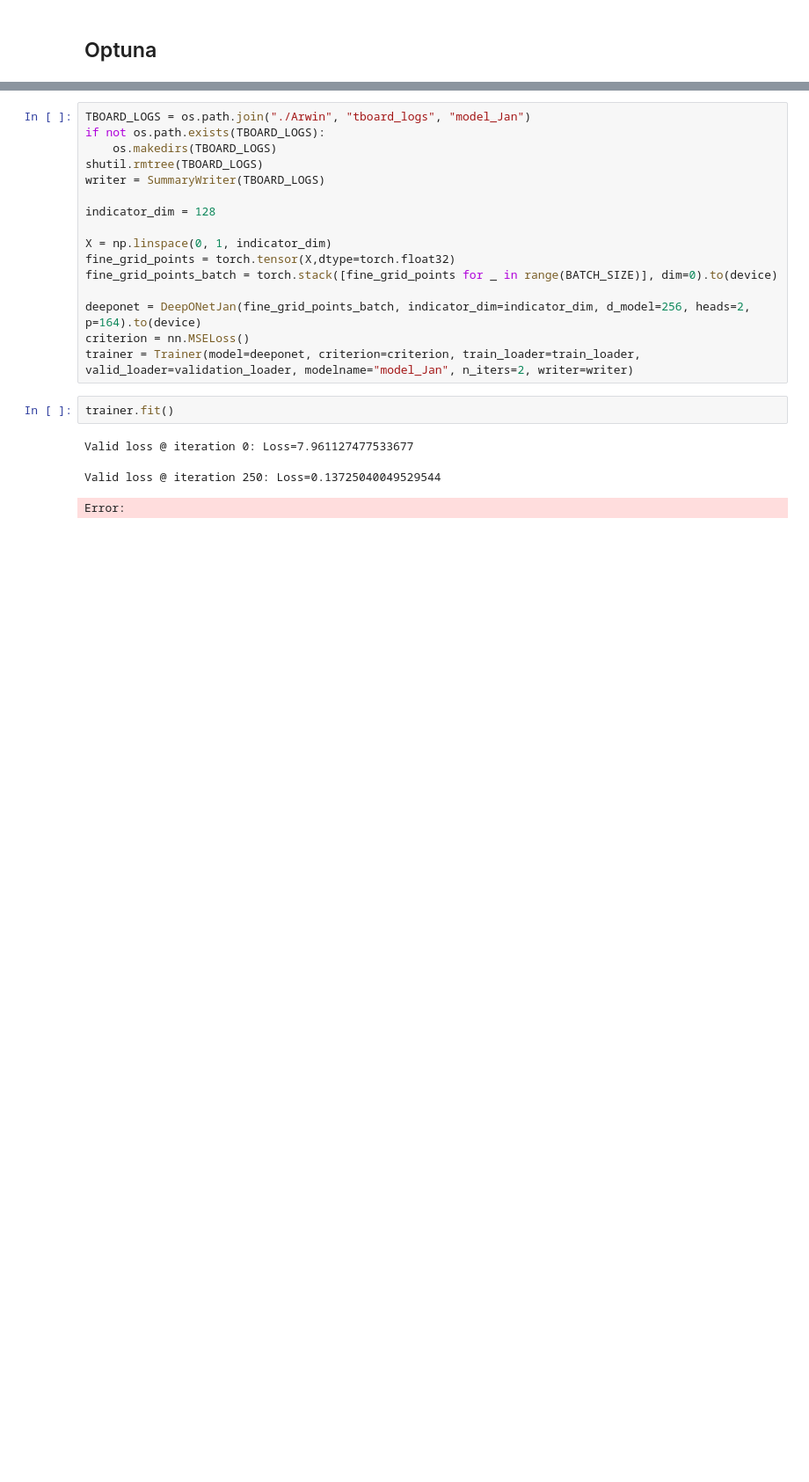
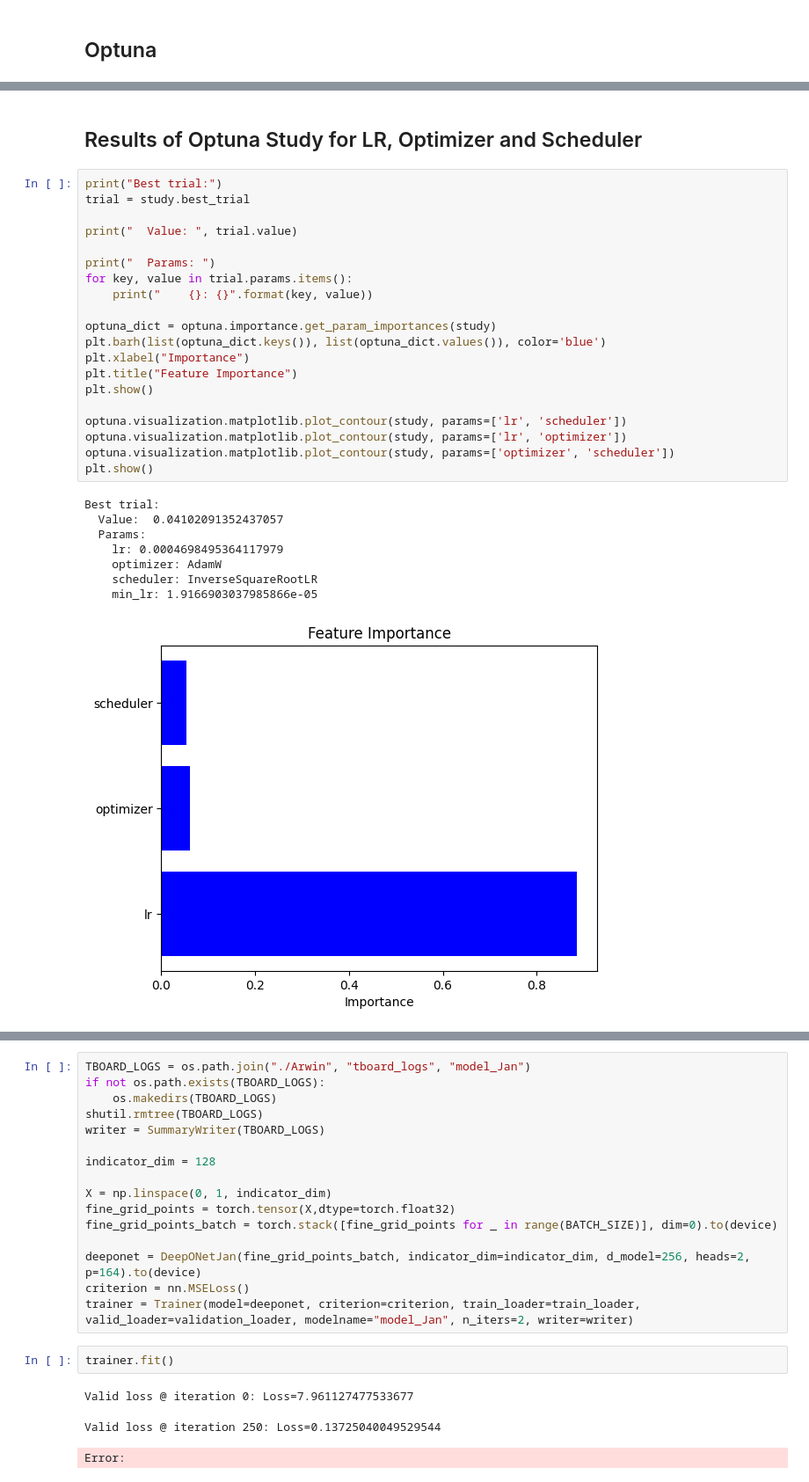
Before and after one commit to Arwin1906/Lab_-Zero_Shot, a Jupyter notebook: Arwin/src/inference_model.ipynb, the cells around one changed output, grey strips where cells are left out. Shown at 88% size. Saved outputs shown, nothing was run; the diff lists cells and outputs as text; blank space fills up the shorter version.

Commit message:
Added first optuna trial

```diff
--- a/Arwin/src/inference_model.ipynb
+++ b/Arwin/src/inference_model.ipynb
@@ -200,0 +189,31 @@ KeyboardInterrupt:
+# %% [markdown]
+## Results of Optuna Study for LR, Optimizer and Scheduler
+# %%
+print("Best trial:")
+trial = study.best_trial
+
+print("  Value: ", trial.value)
+
+print("  Params: ")
+for key, value in trial.params.items():
+    print("    {}: {}".format(key, value))
+
+optuna_dict = optuna.importance.get_param_importances(study)
+plt.barh(list(optuna_dict.keys()), list(optuna_dict.values()), color='blue')
+plt.xlabel("Importance")
+plt.title("Feature Importance")
+plt.show()
+
+optuna.visualization.matplotlib.plot_contour(study, params=['lr', 'scheduler'])
+optuna.visualization.matplotlib.plot_contour(study, params=['lr', 'optimizer'])
+optuna.visualization.matplotlib.plot_contour(study, params=['optimizer', 'scheduler'])
+plt.show()
+# %% [output]
+Best trial:
+  Value:  0.04102091352437057
+  Params:
+    lr: 0.0004698495364117979
+    optimizer: AdamW
+    scheduler: InverseSquareRootLR
+    min_lr: 1.9166903037985866e-05
+[figure, added]
```
Also changed, not shown: parts of 6 cells of this notebook, 4 other files.
